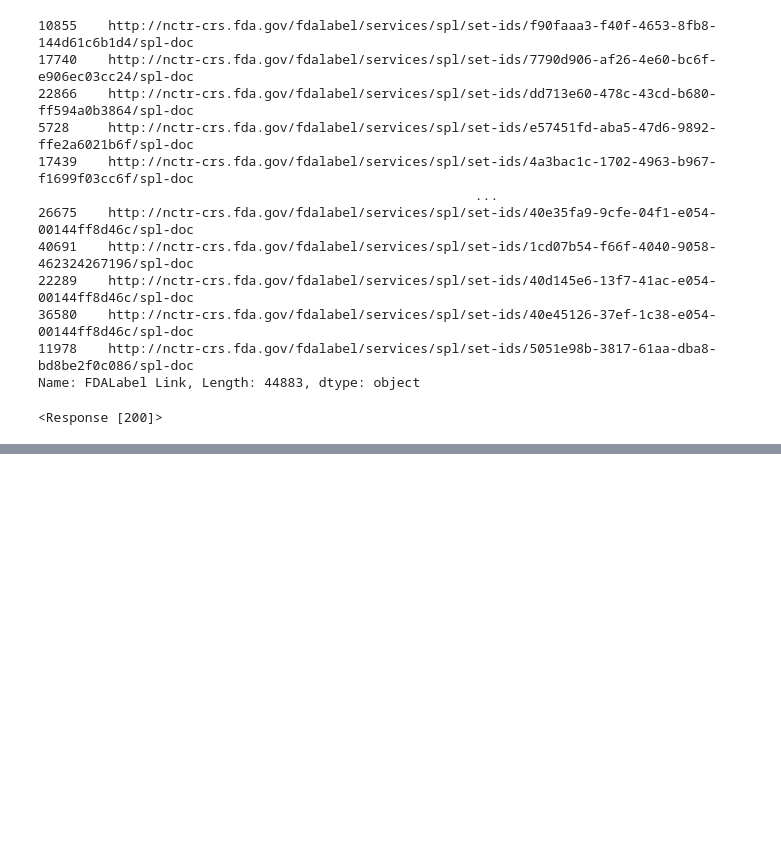
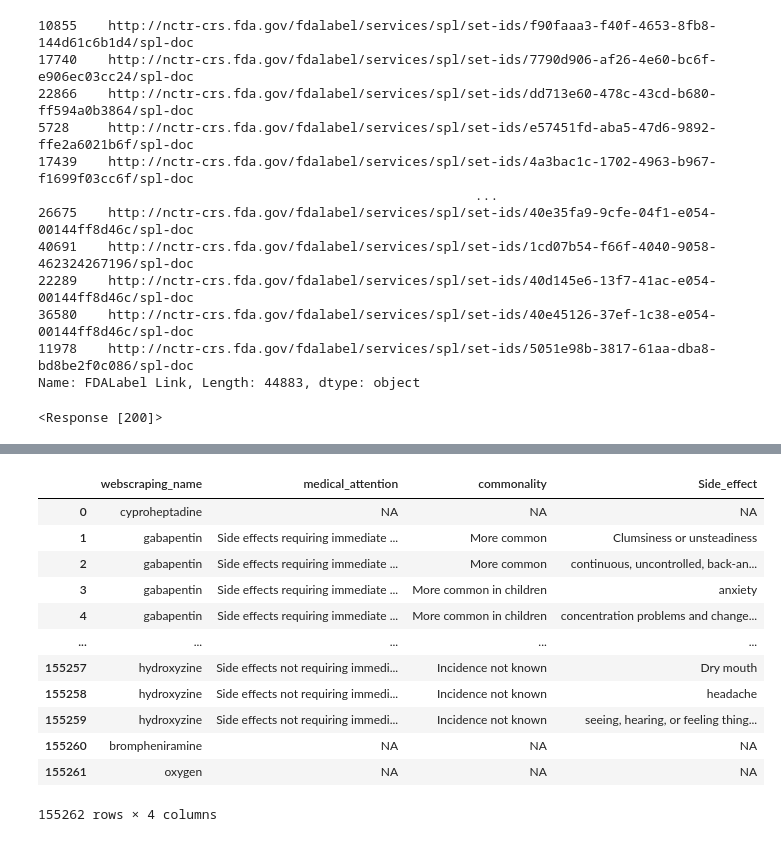
Before and after one commit to jacob-parks98/Smart_MAR, a Jupyter notebook: Smart_MAR.ipynb, the cells around one changed output, grey strips where cells are left out. Saved outputs shown, nothing was run; the diff lists cells and outputs as text; code cells hidden in the pictures; blank space fills up the shorter version.

Commit message:
webscraping complete

```diff
--- a/Smart_MAR.ipynb
+++ b/Smart_MAR.ipynb
@@ -171,0 +123,35 @@ pd.DataFrame(results)
+# %%
+h3 = ''
+i = ''
+li = ''
+SE_df = pd.DataFrame()
+results = []
+for drugz in  list(fda_df['webscraping_name']):
+    URL123 = f'https://web.archive.org/web/20211121022625/https://www.drugs.com/sfx/{drugz}-side-effects.html'
+    res1 = requests.get(URL123)
+    soup = BS(res1.text)
+    list1 = soup.find_all(['h3','i', 'li'], attrs={'class':None},string = True)
+    print(URL123)
+    str_list1 = [str(i) for i in list1]
+    if ('<h3>Side effects requiring immediate medical attention</h3>' in str_list1) & ('<h3>General</h3>' in str_list1):
+        index_first = str_list1.index('<h3>Side effects requiring immediate medical attention</h3>')
+        #index_last = str_list1.index([x for x in str_list1 if f'<i>Applies to {drugz}' in x][0])
+        index_last = str_list1.index('<h3>General</h3>')
+        for ele in list1[index_first:index_last]:
+            if ele.name == 'h3':
+                h3 = ele.text
+            elif ele.name == 'i':
+                i = ele.text
+            else:
+                li = ele.text
+                results.append((drugz,h3,i,li))
+    elif ('<h3>Side effects requiring immediate medical attention</h3>' in str_list1) :
+        if ele.name == 'h3':
+                h3 = ele.text
+        elif ele.name == 'i':
+                i = ele.text
+        else:
+                li = ele.text
+                results.append((drugz,h3,i,li))
+    else:
+        results.append((drugz,'NA','NA','NA'))
@@ -171,0 +177,22 @@ pd.DataFrame(results)
+# %%
+SE_df = pd.DataFrame(results)
+# %%
+SE_df = SE_df.rename(columns={0:'webscraping_name', 2:'medical_attention',2:'commonality', 3:'Side_effect'})
+# %%
+SE_df = SE_df.rename(columns = {1:'medical_attention'})
+# %%
+SE_df
+# %% [output]
+|  | webscraping_name | medical_attention | commonality | Side_effect |
+| 0 | cyproheptadine | NA | NA | NA |
+| 1 | gabapentin | Side effects requiring immediate ... | More common | Clumsiness or unsteadiness |
+| 2 | gabapentin | Side effects requiring immediate ... | More common | continuous, uncontrolled, back-an... |
+| 3 | gabapentin | Side effects requiring immediate ... | More common in children | anxiety |
+| 4 | gabapentin | Side effects requiring immediate ... | More common in children | concentration problems and change... |
+| ... | ... | ... | ... | ... |
+| 155257 | hydroxyzine | Side effects not requiring immedi... | Incidence not known | Dry mouth |
+| 155258 | hydroxyzine | Side effects not requiring immedi... | Incidence not known | headache |
+| 155259 | hydroxyzine | Side effects not requiring immedi... | Incidence not known | seeing, hearing, or feeling thing... |
+| 155260 | brompheniramine | NA | NA | NA |
+| 155261 | oxygen | NA | NA | NA |
+155262 rows × 4 columns
```
Also changed, not shown: parts of 61 cells of this notebook.
